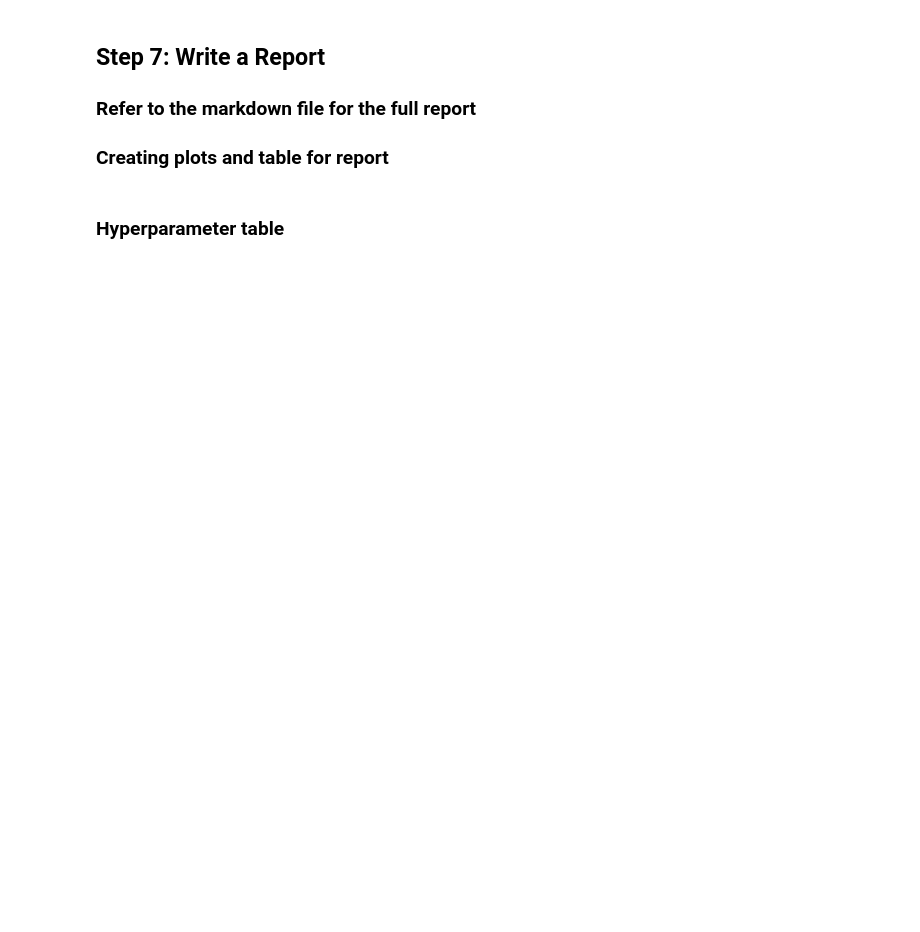
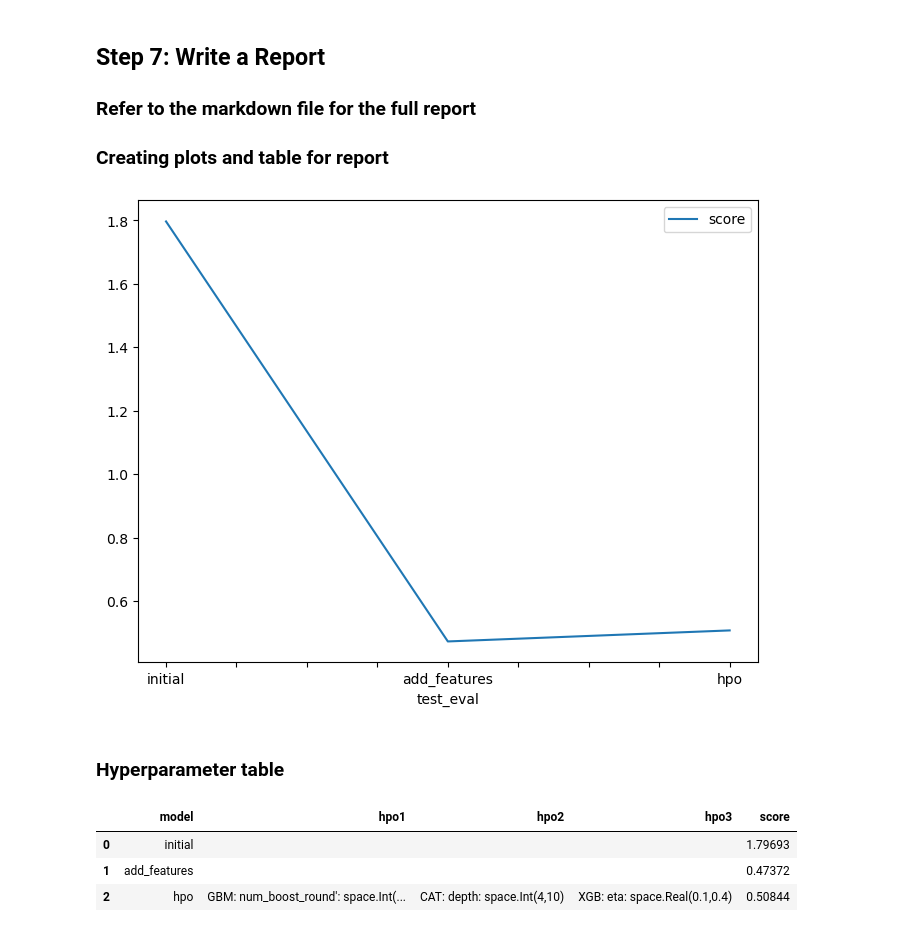
Before and after one commit to sschuhmi/cd0385-PredictBikeShares, a Jupyter notebook: project/project-template.ipynb, the cells around one changed output. Drawn from its saved outputs; the diff is of its cells as text; code cells hidden in the pictures; blank space fills up the shorter version.

```diff
--- a/project/project-template.ipynb
+++ b/project/project-template.ipynb
@@ -426,20 +885,27 @@ fig.savefig('model_train_score.png')
 # %%
 # Take the 3 kaggle scores and creating a line plot to show improvement
 fig = pd.DataFrame(
     {
         "test_eval": ["initial", "add_features", "hpo"],
-        "score": [?, ?, ?]
+        "score": [1.79693, 0.47372,  0.50844]
     }
 ).plot(x="test_eval", y="score", figsize=(8, 6)).get_figure()
 fig.savefig('model_test_score.png')
+# %% [output]
+[figure, added]
 # %% [markdown]
 ### Hyperparameter table
 # %%
 # The 3 hyperparameters we tuned with the kaggle score as the result
 pd.DataFrame({
     "model": ["initial", "add_features", "hpo"],
-    "hpo1": [?, ?, ?],
-    "hpo2": [?, ?, ?],
-    "hpo3": [?, ?, ?],
-    "score": [?, ?, ?]
+    "hpo1": ["", "", "GBM: num_boost_round': space.Int(100, 150)"],
+    "hpo2": ["", "", "CAT: depth: space.Int(4,10)"],
+    "hpo3": ["", "", "XGB: eta: space.Real(0.1,0.4)"],
+    "score": [1.79693, 0.47372, 0.50844]
 })
+# %% [output]
+|  | model | hpo1 | hpo2 | hpo3 | score |
+| 0 | initial |  |  |  | 1.79693 |
+| 1 | add_features |  |  |  | 0.47372 |
+| 2 | hpo | GBM: num_boost_round': space.Int(... | CAT: depth: space.Int(4,10) | XGB: eta: space.Real(0.1,0.4) | 0.50844 |
```
Also changed, not shown: parts of 48 cells of this notebook.
